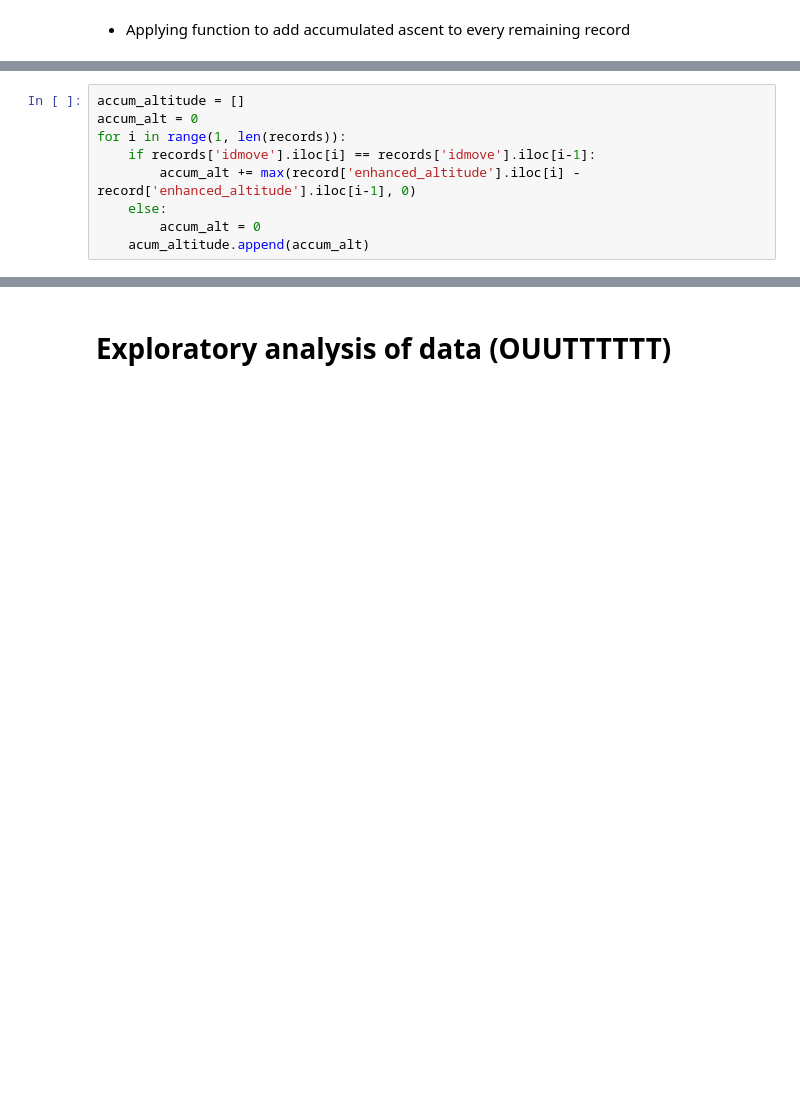
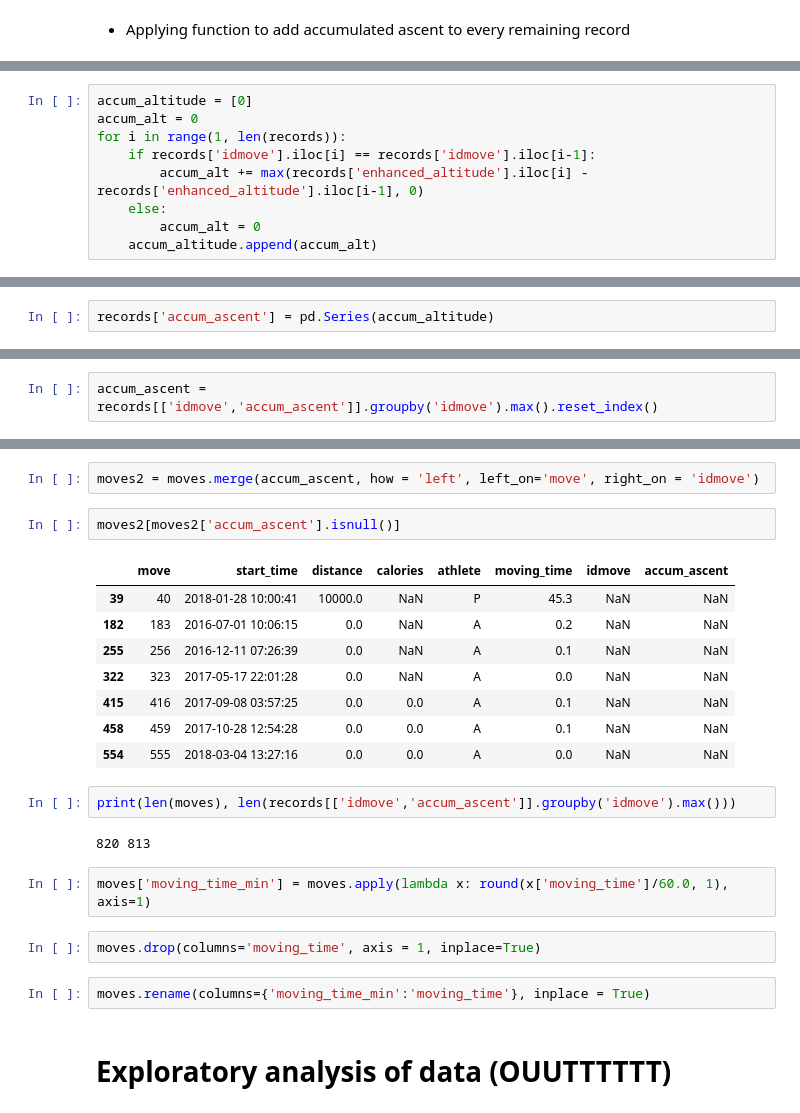
Before and after one commit to pausampietro/run_perfomance, a Jupyter notebook: 0. convert_export_data.ipynb, the cells around one changed output, grey strips where cells are left out. Cells and saved outputs as stored; diff of their text form; blank space fills up the shorter version.

```diff
--- a/0. convert_export_data.ipynb
+++ b/0. convert_export_data.ipynb
@@ -255,9 +280,9 @@ len(records[records.altitude.isnull() | (records.speed.isnull())])
 # %%
-accum_altitude = []
+accum_altitude = [0]
 accum_alt = 0
 for i in range(1, len(records)):
     if records['idmove'].iloc[i] == records['idmove'].iloc[i-1]:
-        accum_alt += max(record['enhanced_altitude'].iloc[i] - record['enhanced_altitude'].iloc[i-1], 0)
+        accum_alt += max(records['enhanced_altitude'].iloc[i] - records['enhanced_altitude'].iloc[i-1], 0)
     else:
         accum_alt = 0
-    acum_altitude.append(accum_alt)
+    accum_altitude.append(accum_alt)
@@ -264,2 +295,4 @@ for i in range(1, len(records)):
+# %%
+records['accum_ascent'] = pd.Series(accum_altitude)
 # %% [markdown]
 #### Adding some information to the "moves" DataFrame
@@ -267,0 +303,2 @@ for i in range(1, len(records)):
+# %%
+accum_ascent = records[['idmove','accum_ascent']].groupby('idmove').max().reset_index()
@@ -268,3 +314,26 @@ for i in range(1, len(records)):
+# %%
+moves2 = moves.merge(accum_ascent, how = 'left', left_on='move', right_on = 'idmove')
+# %%
+moves2[moves2['accum_ascent'].isnull()]
+# %% [output]
+|  | move | start_time | distance | calories | athlete | moving_time | idmove | accum_ascent |
+| 39 | 40 | 2018-01-28 10:00:41 | 10000.0 | NaN | P | 45.3 | NaN | NaN |
+| 182 | 183 | 2016-07-01 10:06:15 | 0.0 | NaN | A | 0.2 | NaN | NaN |
+| 255 | 256 | 2016-12-11 07:26:39 | 0.0 | NaN | A | 0.1 | NaN | NaN |
+| 322 | 323 | 2017-05-17 22:01:28 | 0.0 | NaN | A | 0.0 | NaN | NaN |
+| 415 | 416 | 2017-09-08 03:57:25 | 0.0 | 0.0 | A | 0.1 | NaN | NaN |
+| 458 | 459 | 2017-10-28 12:54:28 | 0.0 | 0.0 | A | 0.1 | NaN | NaN |
+| 554 | 555 | 2018-03-04 13:27:16 | 0.0 | 0.0 | A | 0.0 | NaN | NaN |
+# %%
+print(len(moves), len(records[['idmove','accum_ascent']].groupby('idmove').max()))
+# %% [output]
+820 813
+# %%
+moves['moving_time_min'] = moves.apply(lambda x: round(x['moving_time']/60.0, 1), axis=1)
+# %%
+moves.drop(columns='moving_time', axis = 1, inplace=True)
+# %%
+moves.rename(columns={'moving_time_min':'moving_time'}, inplace = True)
 # %% [markdown]
 # Exploratory analysis of data (OUUTTTTTT)
 # %%
```
Also changed, not shown: parts of 19 cells of this notebook, 2 other files.
